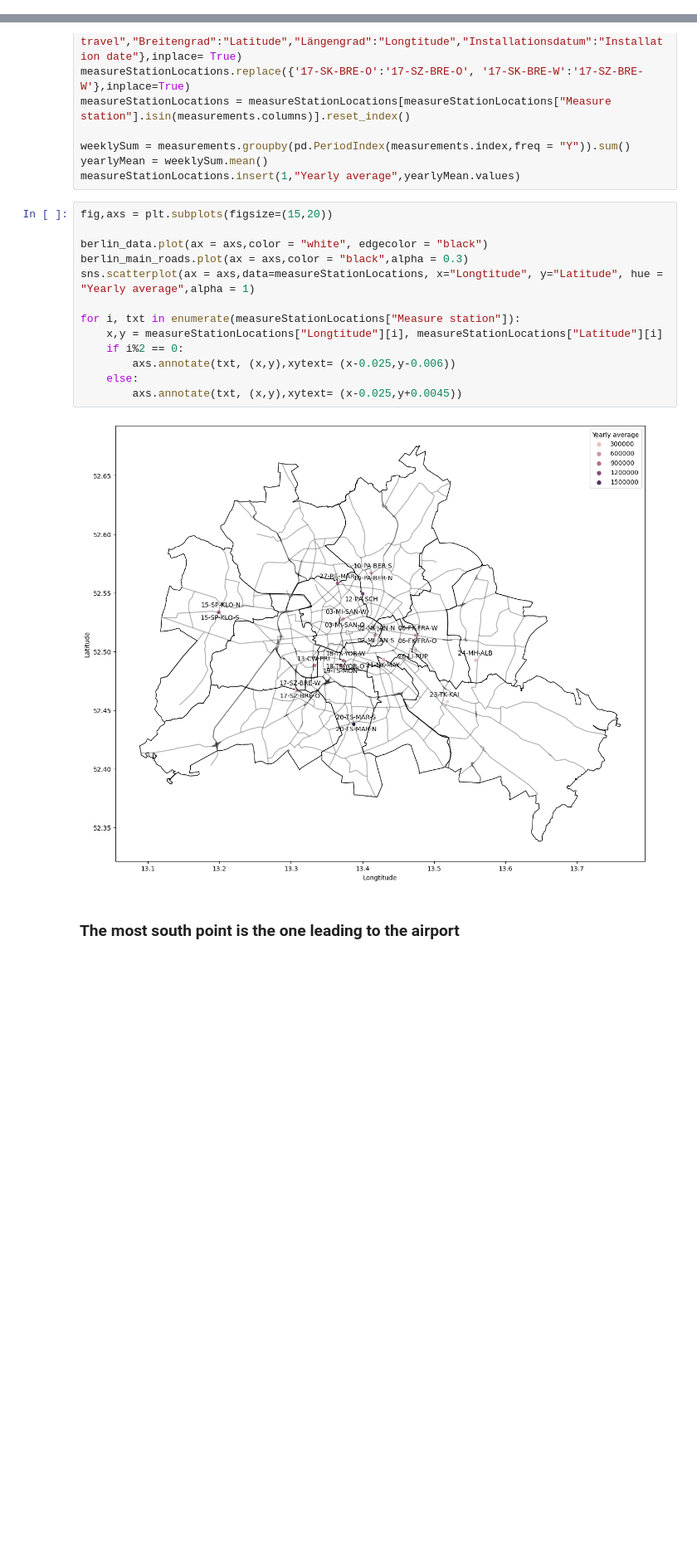
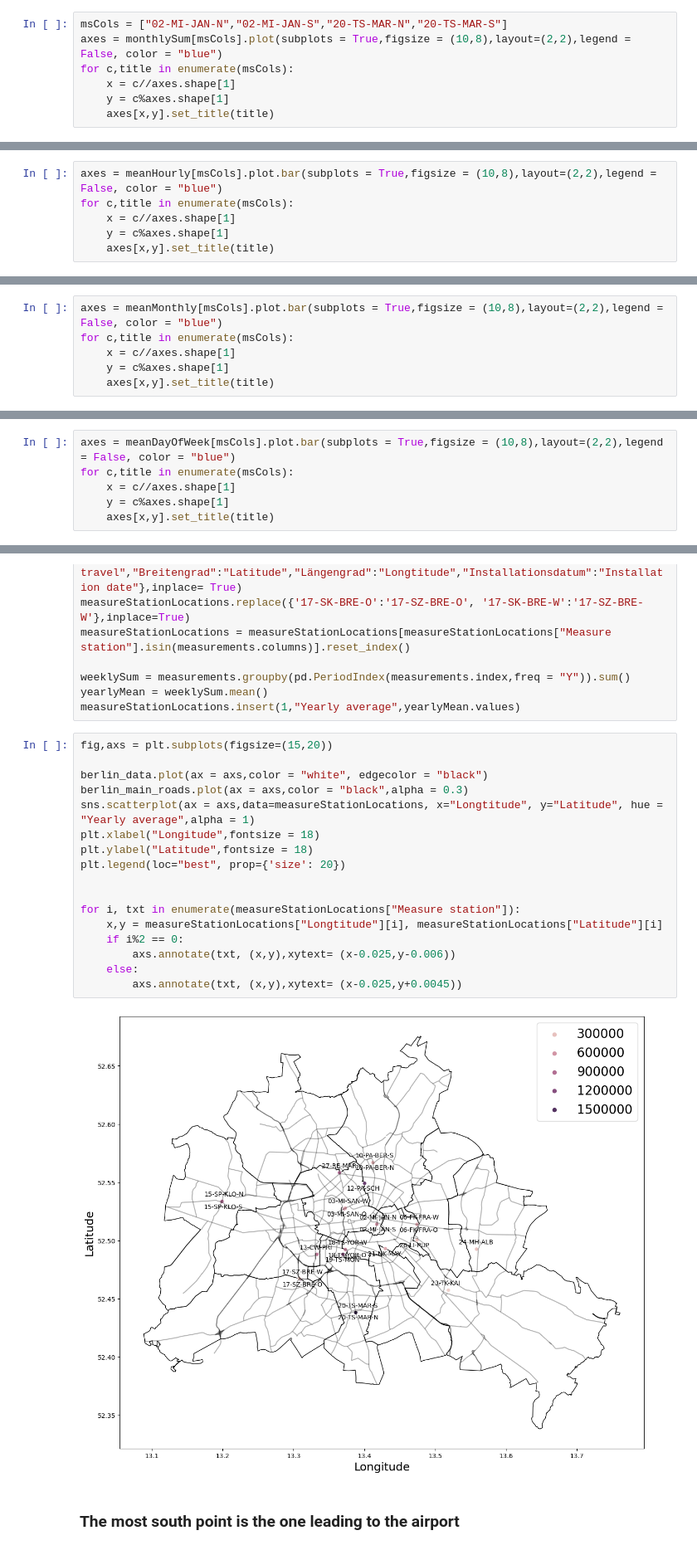
Before and after one commit to hgandras/DataMining, a Jupyter notebook: SemesterProject/BerlinBiking.ipynb, the cells around one changed output, grey strips where cells are left out. Shown at 83% size. Cells and saved outputs as stored; diff of their text form; blank space fills up the shorter version.

```diff
--- a/SemesterProject/BerlinBiking.ipynb
+++ b/SemesterProject/BerlinBiking.ipynb
@@ -93,0 +116,7 @@ for c,title in enumerate(monthlySum.columns):
+# %%
+msCols = ["02-MI-JAN-N","02-MI-JAN-S","20-TS-MAR-N","20-TS-MAR-S"]
+axes = monthlySum[msCols].plot(subplots = True,figsize = (10,8),layout=(2,2),legend = False, color = "blue")
+for c,title in enumerate(msCols):
+    x = c//axes.shape[1]
+    y = c%axes.shape[1]
+    axes[x,y].set_title(title)
@@ -106,3 +137,9 @@ Average hourly counts every hour of the measurement points since their installat
 axes = meanHourly.plot(kind = "bar",subplots = True,figsize = (15,20),layout=(6,4),legend = False,color = "blue")
 # %% [output]
 [figure]
+# %%
+axes = meanHourly[msCols].plot.bar(subplots = True,figsize = (10,8),layout=(2,2),legend = False, color = "blue")
+for c,title in enumerate(msCols):
+    x = c//axes.shape[1]
+    y = c%axes.shape[1]
+    axes[x,y].set_title(title)
@@ -114,0 +154,6 @@ axes = meanMonthly.plot(kind = "bar",subplots = True,figsize = (15,20),layout=(6
+# %%
+axes = meanMonthly[msCols].plot.bar(subplots = True,figsize = (10,8),layout=(2,2),legend = False, color = "blue")
+for c,title in enumerate(msCols):
+    x = c//axes.shape[1]
+    y = c%axes.shape[1]
+    axes[x,y].set_title(title)
@@ -118,3 +165,9 @@ Average counts on the days of the week of each measuring points since their inst
 axes =meanDayOfWeek.plot(kind = "bar",subplots = True,figsize = (15,20),layout=(6,4),legend = False,color = "blue")
 # %% [output]
 [figure]
+# %%
+axes = meanDayOfWeek[msCols].plot.bar(subplots = True,figsize = (10,8),layout=(2,2),legend = False, color = "blue")
+for c,title in enumerate(msCols):
+    x = c//axes.shape[1]
+    y = c%axes.shape[1]
+    axes[x,y].set_title(title)
@@ -141,18 +196,22 @@ measureStationLocations.insert(1,"Yearly average",yearlyMean.values)
 # %%
 fig,axs = plt.subplots(figsize=(15,20))
 
 berlin_data.plot(ax = axs,color = "white", edgecolor = "black")
 berlin_main_roads.plot(ax = axs,color = "black",alpha = 0.3)
 sns.scatterplot(ax = axs,data=measureStationLocations, x="Longtitude", y="Latitude", hue = "Yearly average",alpha = 1)
+plt.xlabel("Longitude",fontsize = 18)
+plt.ylabel("Latitude",fontsize = 18)
+plt.legend(loc="best", prop={'size': 20})
+
 
 for i, txt in enumerate(measureStationLocations["Measure station"]):
     x,y = measureStationLocations["Longtitude"][i], measureStationLocations["Latitude"][i]
     if i%2 == 0:
         axs.annotate(txt, (x,y),xytext= (x-0.025,y-0.006))
     else:
         axs.annotate(txt, (x,y),xytext= (x-0.025,y+0.0045))
 # %% [output]
-[figure, old version]
+[figure, new version]
 # %% [markdown]
 ### The most south point is the one leading to the airport
 # %% [markdown]
```
Also changed, not shown: parts of 62 cells of this notebook, 20 other files.
